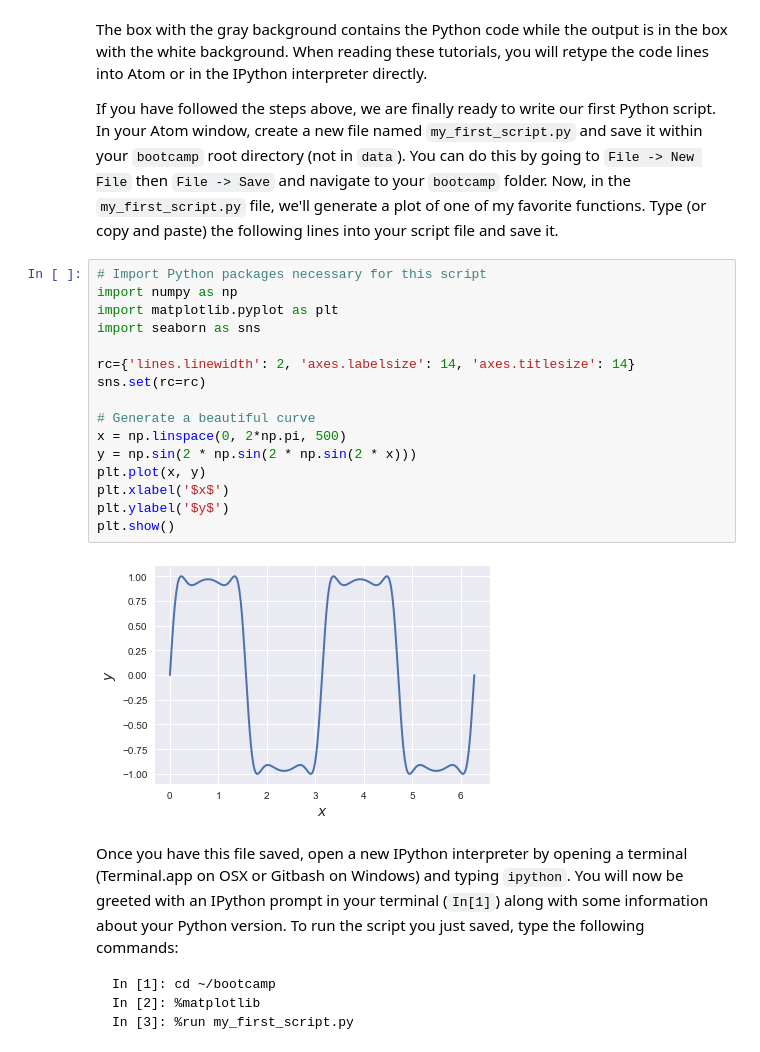
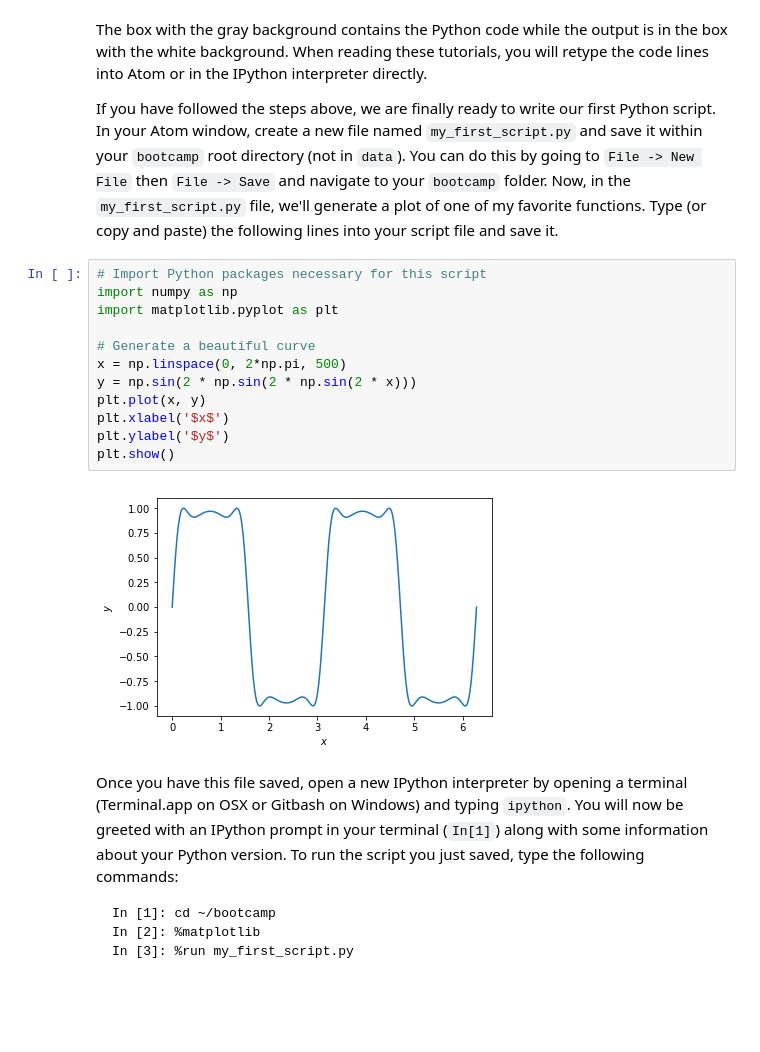
Before and after one commit to RPGroup-PBoC/be262, a Jupyter notebook: code/t0a_setting_up_python.ipynb, the cells around one changed output. Cells and saved outputs as stored; diff of their text form; blank space fills up the shorter version.

Commit message:
Change plot style in Tutorial 0a

```diff
--- a/code/t0a_setting_up_python.ipynb
+++ b/code/t0a_setting_up_python.ipynb
@@ -82,21 +82,17 @@ If you have followed the steps above, we are finally ready to write our first Py
 # %%
 # Import Python packages necessary for this script
 import numpy as np
 import matplotlib.pyplot as plt
-import seaborn as sns
-
-rc={'lines.linewidth': 2, 'axes.labelsize': 14, 'axes.titlesize': 14}
-sns.set(rc=rc)
 
 # Generate a beautiful curve
 x = np.linspace(0, 2*np.pi, 500)
 y = np.sin(2 * np.sin(2 * np.sin(2 * x)))
 plt.plot(x, y)
 plt.xlabel('$x$')
 plt.ylabel('$y$')
 plt.show()
 # %% [output]
-[figure, old version]
+[figure, new version]
 # %% [markdown]
 Once you have this file saved, open a new IPython interpreter by opening a terminal (Terminal.app on OSX or Gitbash on Windows) and typing `ipython`. You will now be greeted with an IPython prompt in your terminal (`In[1]`) along with some information about your Python version. To run the script you just saved, type the following commands:
 
```
Also changed, not shown: parts of 1 cell of this notebook.
